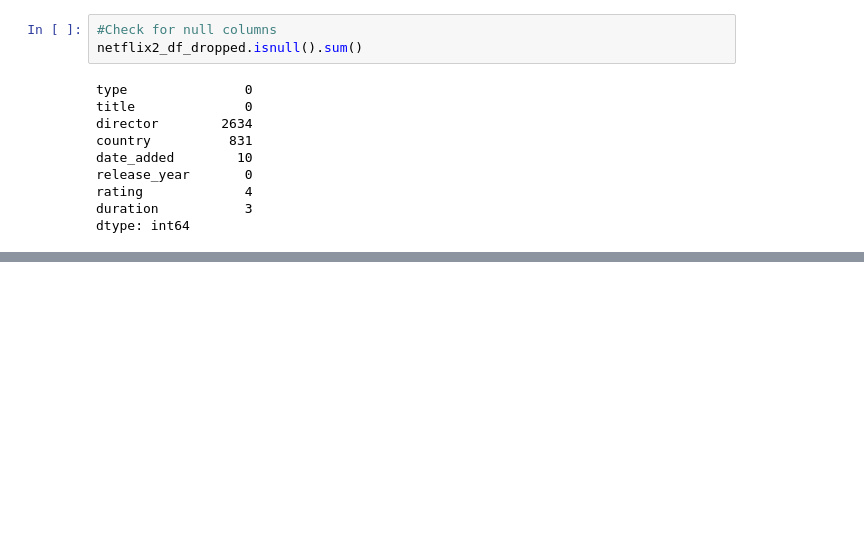
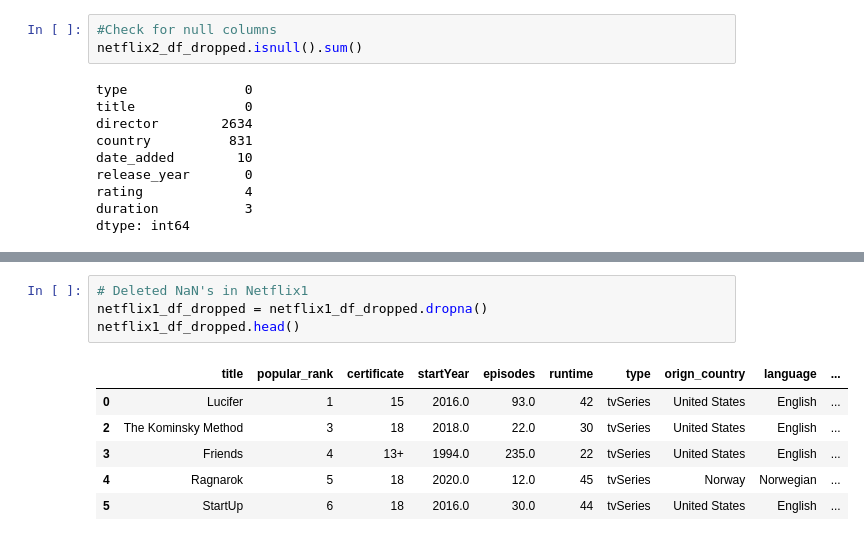
Before and after one commit to melisavacca/Netflix_Team_1, a Jupyter notebook: data_cleaning.ipynb, the cells around one changed output, grey strips where cells are left out. Drawn from its saved outputs; the diff is of its cells as text; blank space fills up the shorter version.

```diff
--- a/data_cleaning.ipynb
+++ b/data_cleaning.ipynb
@@ -233,0 +280,11 @@ netflix2_df_dropped[netflix2_df_dropped['date_added'].isnull()]
+# %%
+# Deleted NaN's in Netflix1
+netflix1_df_dropped = netflix1_df_dropped.dropna()
+netflix1_df_dropped.head()
+# %% [output]
+|  | title | popular_rank | certificate | startYear | episodes | runtime | type | orign_country | language | ... |
+| 0 | Lucifer | 1 | 15 | 2016.0 | 93.0 | 42 | tvSeries | United States | English | ... |
+| 2 | The Kominsky Method | 3 | 18 | 2018.0 | 22.0 | 30 | tvSeries | United States | English | ... |
+| 3 | Friends | 4 | 13+ | 1994.0 | 235.0 | 22 | tvSeries | United States | English | ... |
+| 4 | Ragnarok | 5 | 18 | 2020.0 | 12.0 | 45 | tvSeries | Norway | Norwegian | ... |
+| 5 | StartUp | 6 | 18 | 2016.0 | 30.0 | 44 | tvSeries | United States | English | ... |
```
Also changed, not shown: parts of 17 cells of this notebook.
